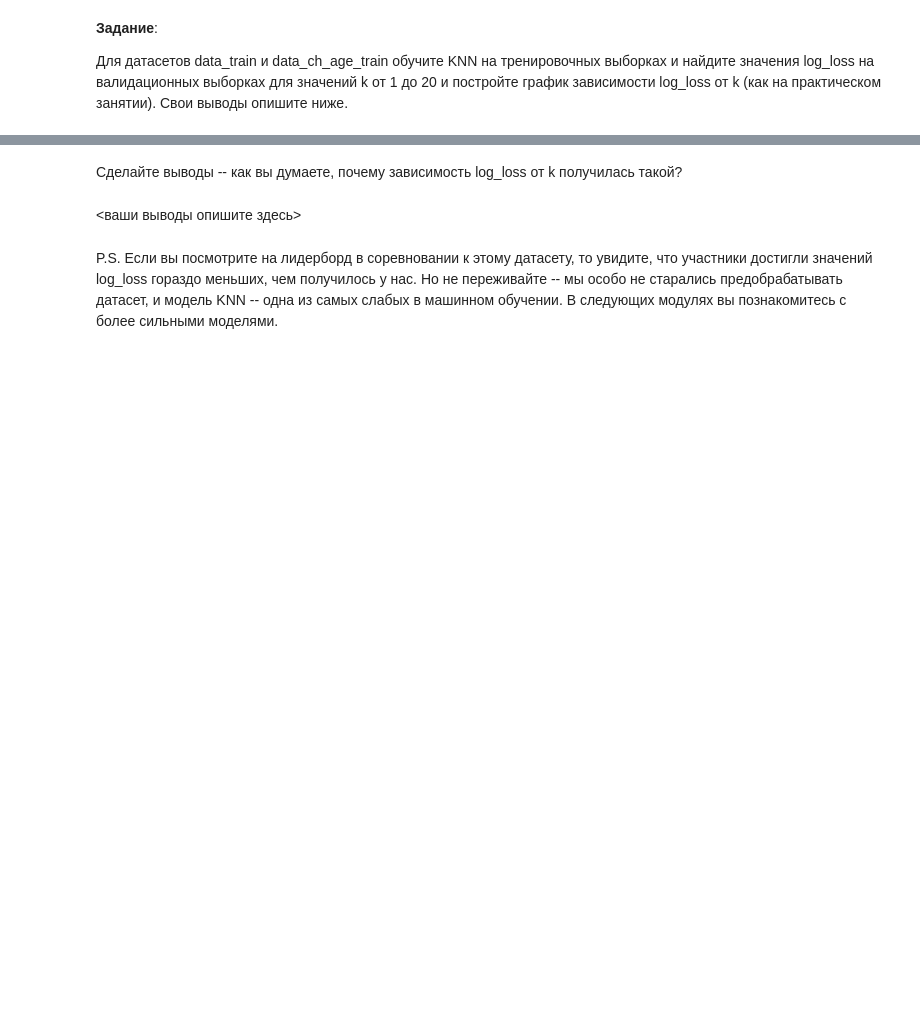
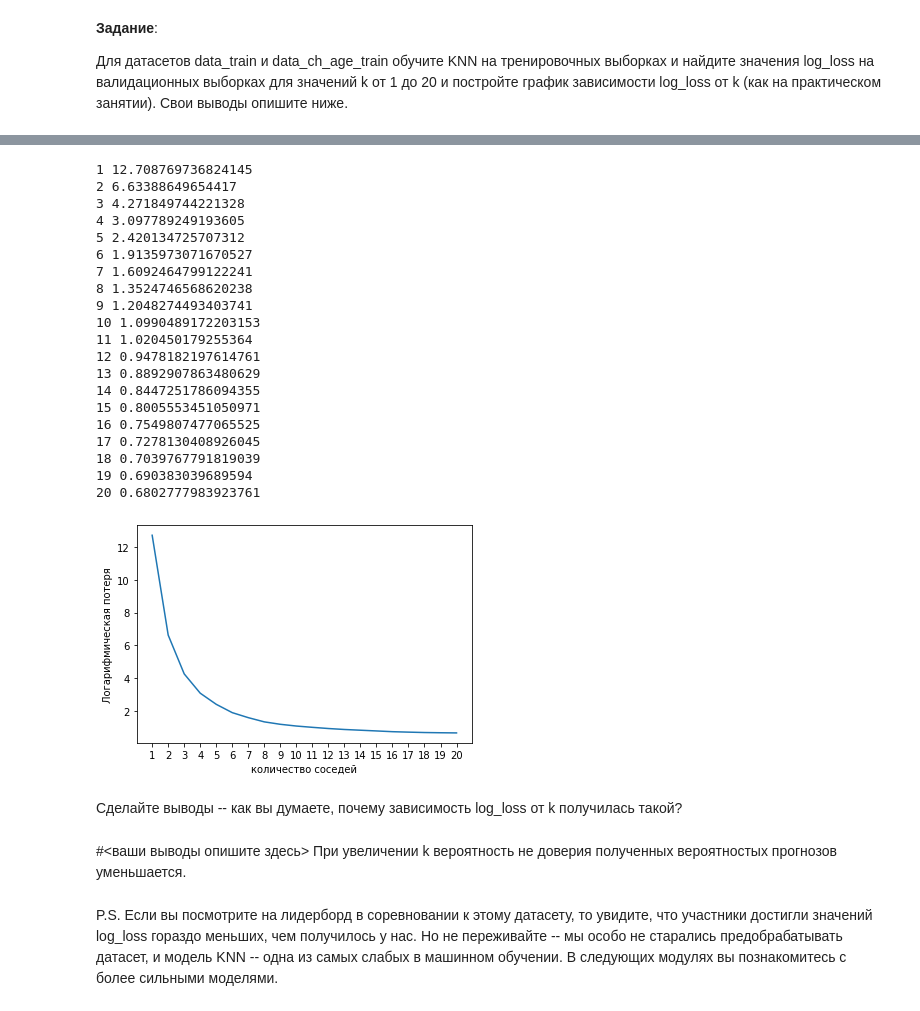
Before and after one commit to PodzorovEG/stepik.org-course-71439, a Jupyter notebook: Домашнее_задание_модуль_3.ipynb, the cells around one changed output, grey strips where cells are left out. Drawn from its saved outputs; the diff is of its cells as text; code cells hidden in the pictures; blank space fills up the shorter version.

```diff
--- a/Домашнее_задание_модуль_3.ipynb
+++ b/Домашнее_задание_модуль_3.ipynb
@@ -268,6 +429,45 @@ log_loss(y_val, predicted_proba)
+# %%
+#<тут ваш код для датасета data_ch_age_train>
+val_log_loss = []
+for k in range(1, 21):
+  knn = KNeighborsClassifier(n_neighbors=k)
+  knn.fit(data_ch_age_train, y_ch_age_train)
+  predicted_proba = knn.predict_proba(data_ch_age_val)[:, 1]
+  acc_log_loss = log_loss(y_ch_age_val, predicted_proba)
+  print(k, acc_log_loss)
+  val_log_loss.append(acc_log_loss)
+
+plt.plot(list(range(1, 21)), val_log_loss)
+plt.xticks(list(range(1, 21)))
+plt.xlabel("количество соседей")
+plt.ylabel("Логарифмическая потеря")
+plt.show()
+# %% [output]
+1 12.708769736824145
+2 6.63388649654417
+3 4.271849744221328
+4 3.097789249193605
+5 2.420134725707312
+6 1.9135973071670527
+7 1.6092464799122241
+8 1.3524746568620238
+9 1.2048274493403741
+10 1.0990489172203153
+11 1.020450179255364
+12 0.9478182197614761
+13 0.8892907863480629
+14 0.8447251786094355
+15 0.8005553451050971
+16 0.7549807477065525
+17 0.7278130408926045
+18 0.7039767791819039
+19 0.690383039689594
+20 0.6802777983923761
+[figure, added]
 # %% [markdown]
 Сделайте выводы -- как вы думаете, почему зависимость log_loss от k получилась такой?
 # %% [markdown]
-<ваши выводы опишите здесь>
+#<ваши выводы опишите здесь>
+При увеличении k вероятность не доверия полученных вероятностых прогнозов уменьшается.
 # %% [markdown]
 P.S. Если вы посмотрите на лидерборд в соревновании к этому датасету, то увидите, что участники достигли значений log_loss гораздо меньших, чем получилось у нас. Но не переживайте -- мы особо не старались предобрабатывать датасет, и модель KNN -- одна из самых слабых в машинном обучении. В следующих модулях вы познакомитесь с более сильными моделями.
```
Also changed, not shown: parts of 26 cells of this notebook.
